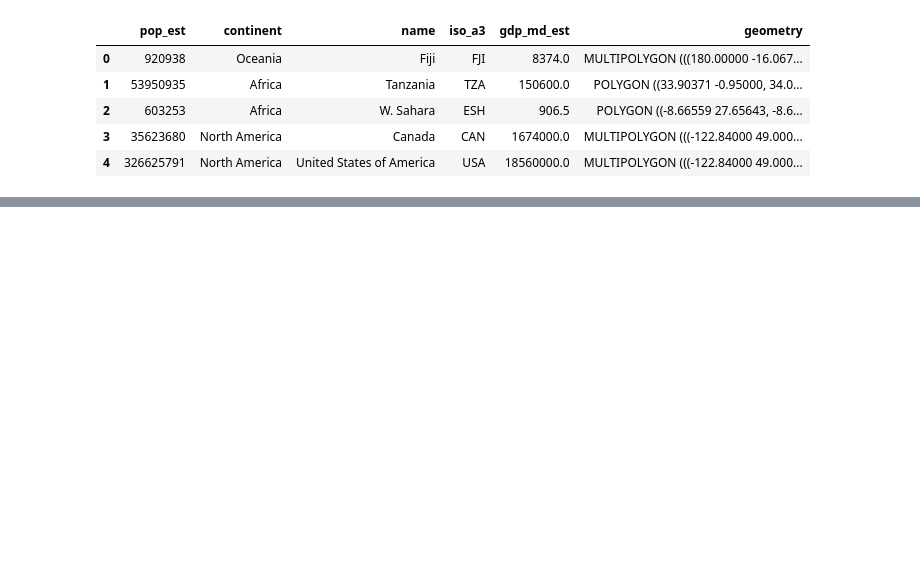
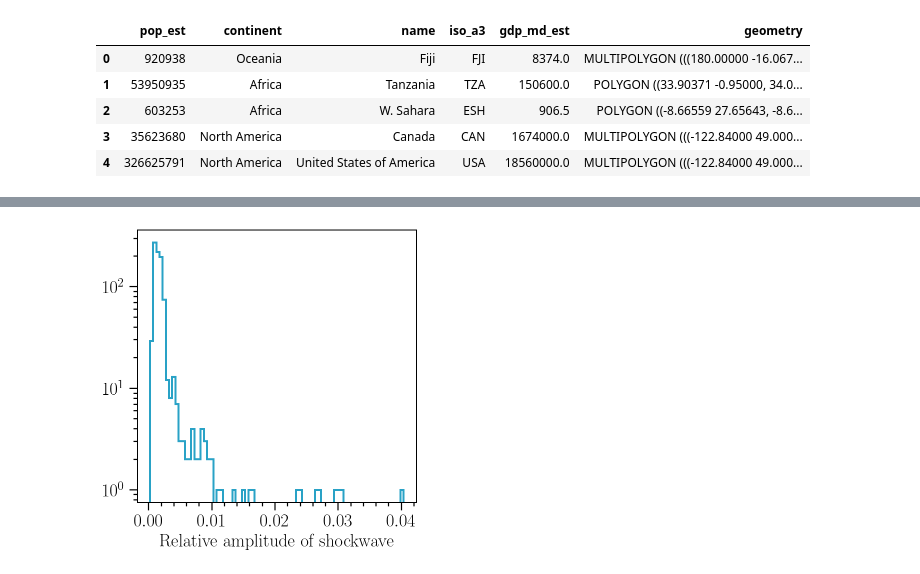
Before and after one commit to yanglyu902/tonga-volcano-shockwave-study, a Jupyter notebook: analysis.ipynb, the cells around one changed output, grey strips where cells are left out. Cells and saved outputs as stored; diff of their text form; code cells hidden in the pictures; blank space fills up the shorter version.

```diff
--- a/analysis.ipynb
+++ b/analysis.ipynb
@@ -194,0 +204,6 @@ plt.show()
+# %%
+plt.hist(df_stations['shock_amplitude'],bins=80, histtype='step', log=True)
+plt.xlabel('Relative amplitude of shockwave')
+plt.show()
+# %% [output]
+[figure, added]
```
Also changed, not shown: parts of 19 cells of this notebook, 2 other files.
